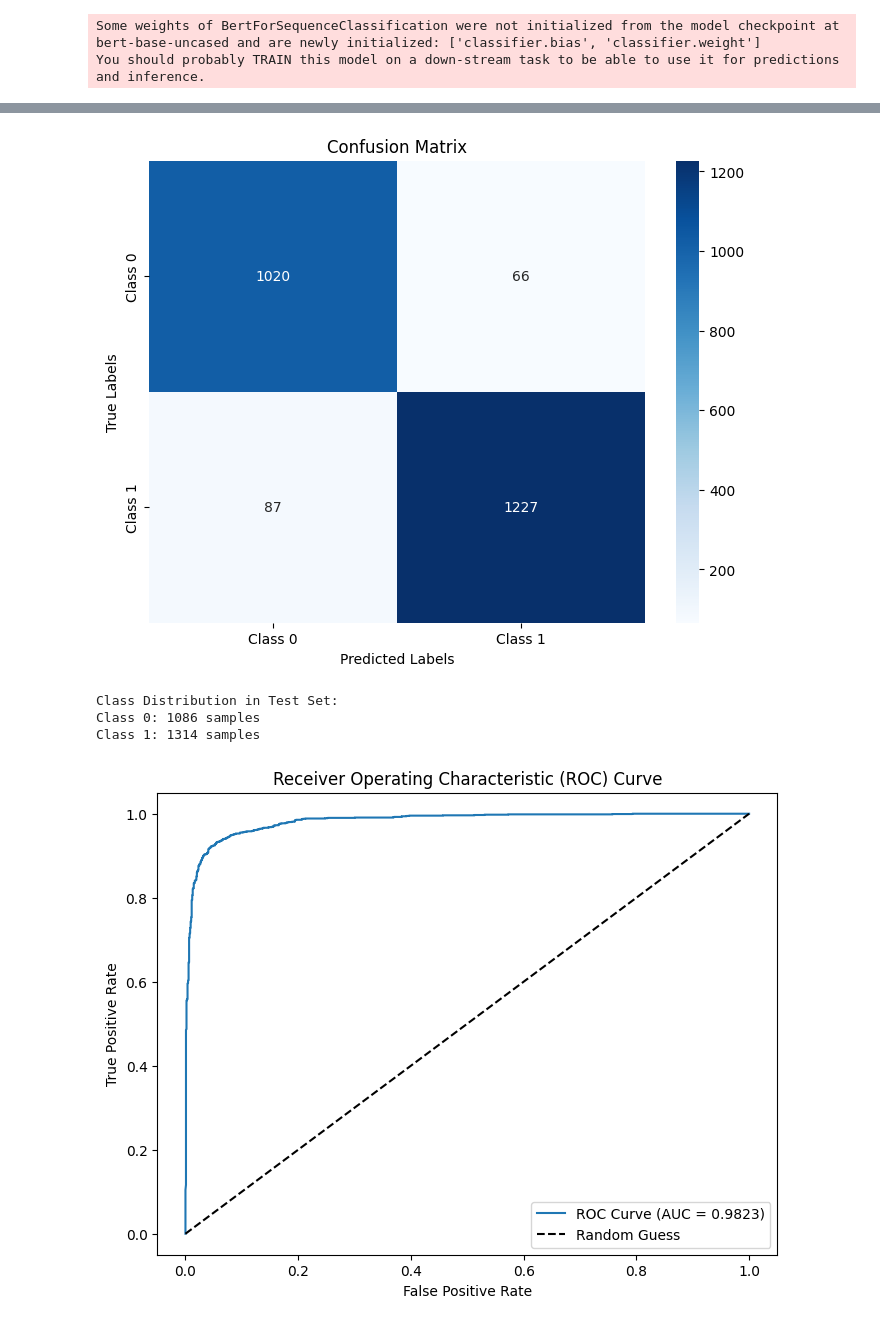
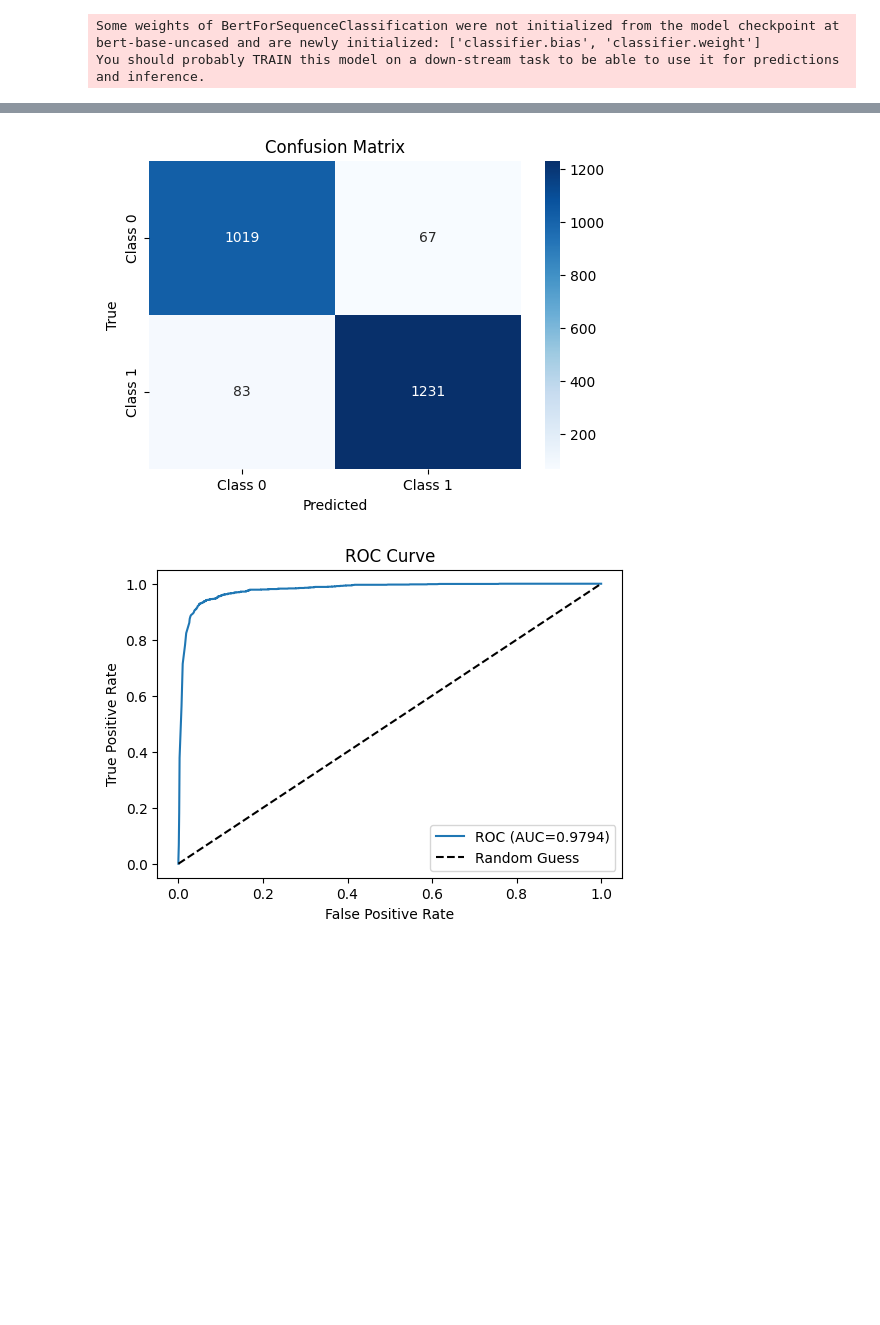
Before and after one commit to UgoLabbe/NLP-DetecConstComm-project, a Jupyter notebook: archive/Milestone2.ipynb, the cells around one changed output, grey strips where cells are left out. Drawn from its saved outputs; the diff is of its cells as text; code cells hidden in the pictures; blank space fills up the shorter version.

```diff
--- a/archive/Milestone2.ipynb
+++ b/archive/Milestone2.ipynb
@@ -591,11 +807,10 @@ You should probably TRAIN this model on a down-stream task to be able to use it
 # %%
-# Define training arguments
 training_args = TrainingArguments(
     output_dir="./results",
-    num_train_epochs=3,
-    per_device_train_batch_size=8,
-    per_device_eval_batch_size=16,
-    warmup_steps=500,
+    num_train_epochs=2,  # For demonstration
+    per_device_train_batch_size=2,
+    per_device_eval_batch_size=2,
+    warmup_steps=100,
     weight_decay=0.01,
     logging_dir="./logs",
     logging_steps=10,
@@ -603,7 +818,6 @@ training_args = TrainingArguments(
     save_strategy="epoch",
 )
 
-# Define the trainer
 trainer = Trainer(
     model=model,
     args=training_args,
@@ -646,7 +855,0 @@ print(predictions.predictions[0], y_test_bert[0])
-# %%
-predicted_labels = torch.argmax(torch.tensor(predictions.predictions), axis=1)  # Shape: [2400]
-# %%
-y_test_bert = y_test_bert.view(-1)  # Shape: [2400]
-# %%
-predicted_labels = predicted_labels.to(dtype=torch.long)
-y_test_bert = y_test_bert.to(dtype=torch.long)
@@ -703,47 +901,30 @@ Classification Report:
    macro avg       0.94      0.94      0.94      2400
 weighted avg       0.94      0.94      0.94      2400
 # %%
-# Assuming y_test_bert and predictions.predictions are defined
-# Convert tensors to NumPy arrays
-y_test_bert_np = y_test_bert.cpu().numpy()  # Ground truth labels
-predicted_labels_np = predicted_labels.cpu().numpy()  # Predicted class labels
-
-# Confusion Matrix
+# 4.8 Confusion Matrix Visualization
 cm = confusion_matrix(y_test_bert_np, predicted_labels_np)
-
-# Visualize the Confusion Matrix
-plt.figure(figsize=(8, 6))
-sns.heatmap(cm, annot=True, fmt='d', cmap='Blues', xticklabels=['Class 0', 'Class 1'], yticklabels=['Class 0', 'Class 1'])
-plt.xlabel('Predicted Labels')
-plt.ylabel('True Labels')
-plt.title('Confusion Matrix')
+plt.figure(figsize=(6, 4))
+sns.heatmap(cm, annot=True, fmt='d', cmap='Blues',
+            xticklabels=['Class 0', 'Class 1'],
+            yticklabels=['Class 0', 'Class 1'])
+plt.title("Confusion Matrix")
+plt.xlabel("Predicted")
+plt.ylabel("True")
 plt.show()
 
-# Class Distribution in Test Set
-class_distribution = {label: count for label, count in zip(*np.unique(y_test_bert_np, return_counts=True))}
-
-# Display Class Distribution
-print("Class Distribution in Test Set:")
-for cls, count in class_distribution.items():
-    print(f"Class {cls}: {count} samples")
-
-# ROC-AUC and ROC Curve
-y_test_bert_prob = torch.softmax(torch.tensor(predictions.predictions), dim=1)[:, 1].cpu().numpy()  # Probability for Class 1
+# 4.9 ROC Curve and AUC
+y_test_bert_prob = torch.softmax(torch.tensor(predictions.predictions), dim=1)[:,1].cpu().numpy()
 fpr, tpr, thresholds = roc_curve(y_test_bert_np, y_test_bert_prob)
 roc_auc = roc_auc_score(y_test_bert_np, y_test_bert_prob)
 
-# Plot ROC Curve
-plt.figure(figsize=(8, 6))
-plt.plot(fpr, tpr, label=f"ROC Curve (AUC = {roc_auc:.4f})")
-plt.plot([0, 1], [0, 1], 'k--', label='Random Guess')
-plt.xlabel('False Positive Rate')
-plt.ylabel('True Positive Rate')
-plt.title('Receiver Operating Characteristic (ROC) Curve')
+plt.figure(figsize=(6, 4))
+plt.plot(fpr, tpr, label=f"ROC (AUC={roc_auc:.4f})")
+plt.plot([0,1], [0,1], 'k--', label='Random Guess')
+plt.title("ROC Curve")
+plt.xlabel("False Positive Rate")
+plt.ylabel("True Positive Rate")
 plt.legend()
 plt.show()
 # %% [output]
-[figure, old version]
+[figure, new version]
-Class Distribution in Test Set:
-Class 0: 1086 samples
-Class 1: 1314 samples
-[figure, old version]
+[figure, new version]
```
Also changed, not shown: parts of 39 cells of this notebook, 2 other files.
